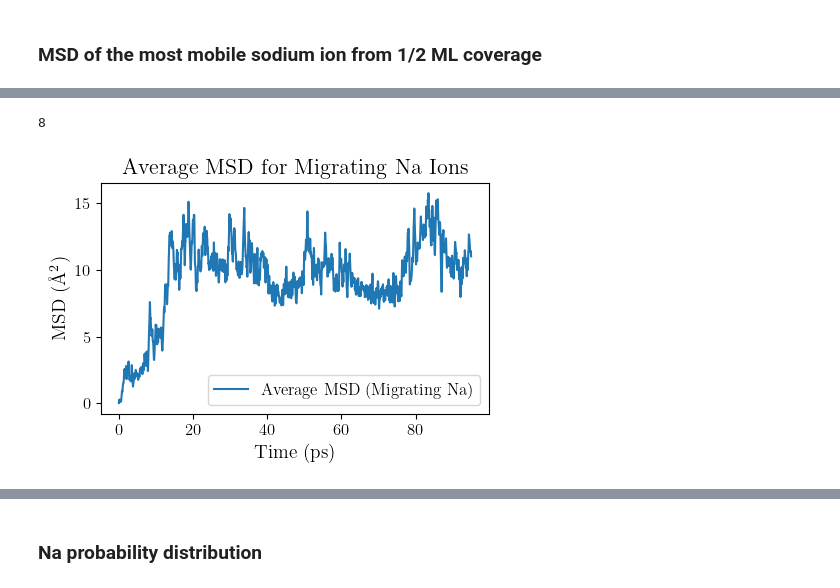
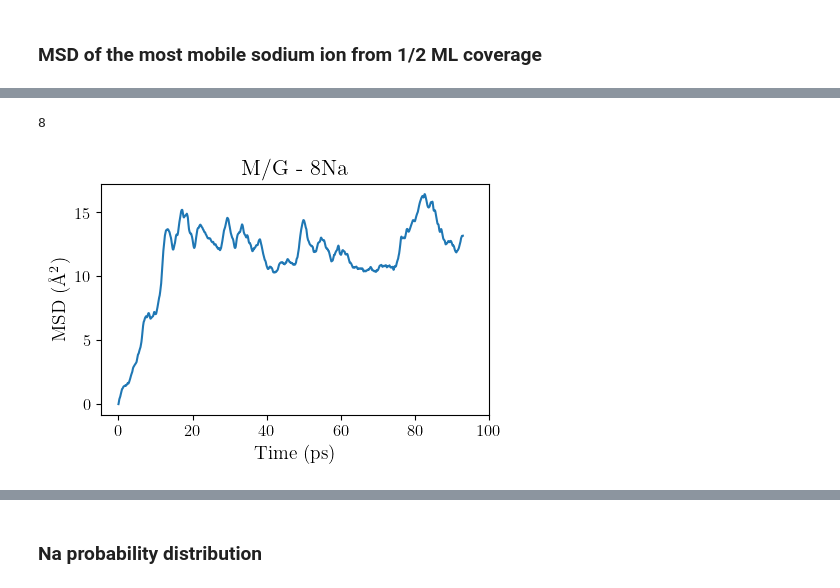
Before and after one commit to joehart2001/WA_MACE-MP-0, a Jupyter notebook: na_analysis.ipynb, the cells around one changed output, grey strips where cells are left out. Saved outputs shown, nothing was run; the diff lists cells and outputs as text; code cells hidden in the pictures.

```diff
--- a/na_analysis.ipynb
+++ b/na_analysis.ipynb
@@ -573,51 +588,68 @@ plt.show()
 # %%
 import numpy as np
 import matplotlib.pyplot as plt
 
-# Select the trajectory (after frame 500)
-traj = mg_na_many_flip_norelax_traj_500_100000
 
-# Get sodium indices
-sodium_indices = [i for i, atom in enumerate(traj[0]) if atom.symbol == 'Na']
-num_na = len(sodium_indices)
+data = [mg_na_many_flip_norelax_traj_500_100000, mgo_na_many_flip_norelax_traj_500_100000, mgoh_na_many_flip_norelax_traj_500_100000]
+labels = ['M/G - 8Na', 'M/GO - 8Na', 'M/GOH - 8Na']
 
-# Prepare MSD calculations
-n_frames = len(traj)
-max_tau = n_frames - 1
+for traj, label in zip(data, labels):
+    # Get sodium indices
+    sodium_indices = [i for i, atom in enumerate(traj[0]) if atom.symbol == 'Na']
+    num_na = len(sodium_indices)
 
-time_step = 1  # Adjust based on your trajectory timestep
-time_axis = np.arange(1, max_tau) * time_step / 100  # Convert to ps
+    # Prepare MSD calculations
+    n_frames = len(traj)
+    max_tau = n_frames - 1
 
-# Store MSD values for migrating Na ions
-msd_list = []
+    time_step = 1  # Adjust based on your trajectory timestep
+    time_axis = np.arange(1, max_tau) * time_step / 100  # Convert to ps
 
-# Loop over all Na ions
-for na_index in sodium_indices:
-    positions = np.array([atoms[na_index].position for atoms in traj])  # Get positions for this Na ion
+    # Store MSD values for migrating Na ions
+    msd_list = []
 
-    # Compute displacement from fixed initial position
-    initial_position = positions[0]  # Reference position
-    displacements = positions - initial_position  # Displacement from start
-    squared_displacements = np.sum(displacements**2, axis=1)  # Squared displacement
-    msd = squared_displacements  # Directly use squared displacement
+    # Loop over all Na ions
+    for na_index in sodium_indices:
+        positions = np.array([atoms[na_index].position for atoms in traj])  # Get positions for this Na ion
 
-    # Check if the Na ion has moved more than 1.6 Å in total
-    max_displacement = np.max(np.linalg.norm(positions - initial_position, axis=1))
-    if max_displacement > 3:
-        msd_list.append(msd)
+        window_size = 200
+        max_tau = n_frames - window_size
 
-print(len(msd_list))
-avg_msd = np.mean(msd_list, axis=0)
+        msd = np.zeros(max_tau)
+
+        for tau in range(1, max_tau):
+            displacements = positions[tau:tau+window_size] - positions[:window_size]
+            squared_displacements = np.sum(displacements**2, axis=1)
+            msd[tau] = np.mean(squared_displacements)  # moving average over window
 
 
-# Plot average MSD
-plt.figure(figsize=(5, 3))
-plt.plot(time_axis, avg_msd[2:], label="Average MSD (Migrating Na)")
-plt.xlabel("Time (ps)")
-plt.ylabel(r"MSD ($\mathrm{\AA^2}$)")
-plt.title("Average MSD for Migrating Na Ions")
-plt.legend()
-plt.show()
+
+        # # Compute displacement from fixed initial position
+        initial_position = positions[0]  # Reference position
+        # displacements = positions - initial_position  # Displacement from start
+        # squared_displacements = np.sum(displacements**2, axis=1)  # Squared displacement
+        # msd = squared_displacements  # Directly use squared displacement
+
+        # Check if the Na ion has moved more than 1.6 Å in total
+        max_displacement = np.max(np.linalg.norm(positions - initial_position, axis=1))
+        if max_displacement > 3:
+            msd_list.append(msd)
+
+    print(len(msd_list))
+    avg_msd = np.mean(msd_list, axis=0)
+
+    time_step = 1  # Adjust based on your timestep
+    time_axis = np.arange(len(msd)) * time_step / 100  # Convert to ps
+
+
+    # Plot average MSD
+    plt.figure(figsize=(5, 3))
+    plt.plot(time_axis, avg_msd)
+    plt.xlabel("Time (ps)")
+    plt.ylabel(r"MSD ($\mathrm{\AA^2}$)")
+    plt.xticks(np.arange(0,120,20))
+    plt.title(label)
+    plt.show()
 # %% [output]
 8
-[figure, old version]
+[figure, new version]
```
Also changed, not shown: parts of 8 cells of this notebook, 2 other files.
